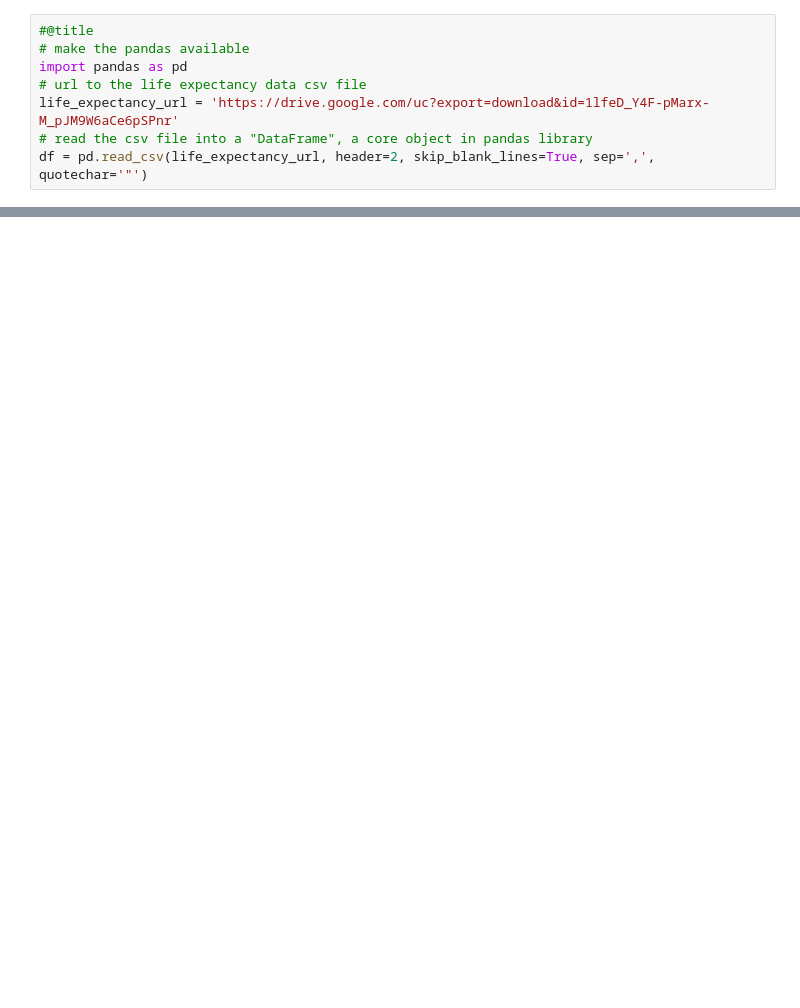
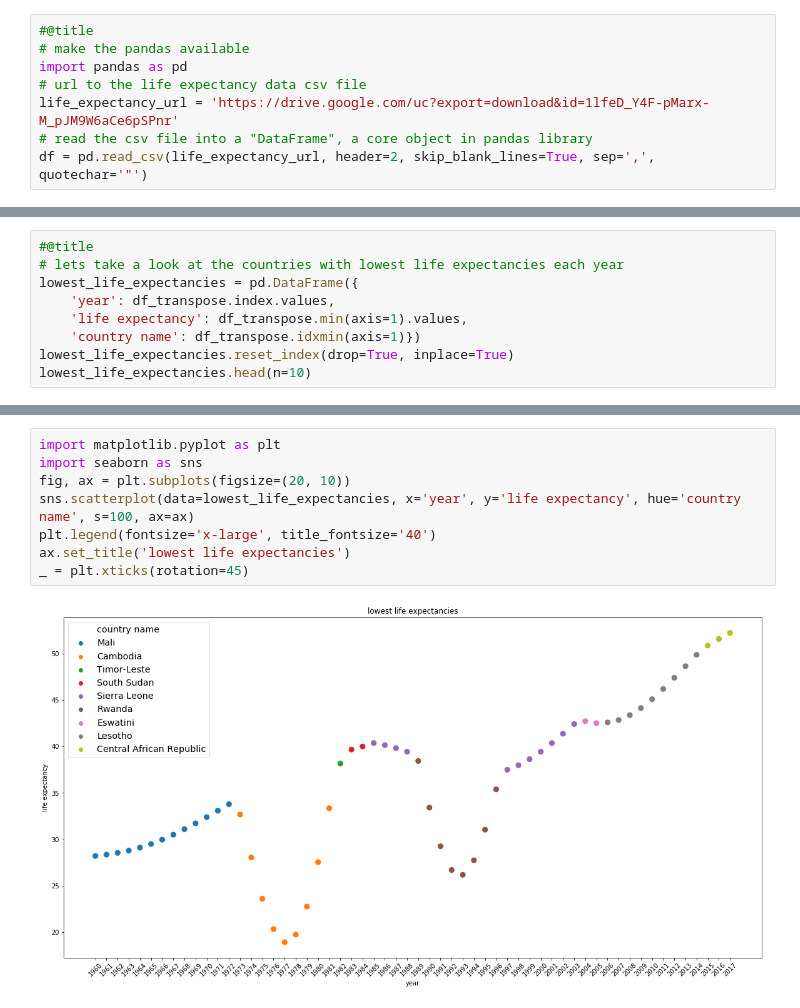
Before and after one commit to muyezhu/connectome, a Jupyter notebook: cic_skills_pandas.ipynb, the cells around one changed output, grey strips where cells are left out. Saved outputs shown, nothing was run; the diff lists cells and outputs as text; blank space fills up the shorter version.

```diff
--- a/cic_skills_pandas.ipynb
+++ b/cic_skills_pandas.ipynb
@@ -216,0 +345,9 @@ df_rwanda.plot(x='year', y='life expectancy')
+# %%
+#@title
+# lets take a look at the countries with lowest life expectancies each year
+lowest_life_expectancies = pd.DataFrame({
+    'year': df_transpose.index.values,
+    'life expectancy': df_transpose.min(axis=1).values,
+    'country name': df_transpose.idxmin(axis=1)})
+lowest_life_expectancies.reset_index(drop=True, inplace=True)
+lowest_life_expectancies.head(n=10)
@@ -216,0 +366,10 @@ df_rwanda.plot(x='year', y='life expectancy')
+# %%
+import matplotlib.pyplot as plt
+import seaborn as sns
+fig, ax = plt.subplots(figsize=(20, 10))
+sns.scatterplot(data=lowest_life_expectancies, x='year', y='life expectancy', hue='country name', s=100, ax=ax)
+plt.legend(fontsize='x-large', title_fontsize='40')
+ax.set_title('lowest life expectancies')
+_ = plt.xticks(rotation=45)
+# %% [output]
+[figure, added]
```
Also changed, not shown: parts of 63 cells of this notebook.
